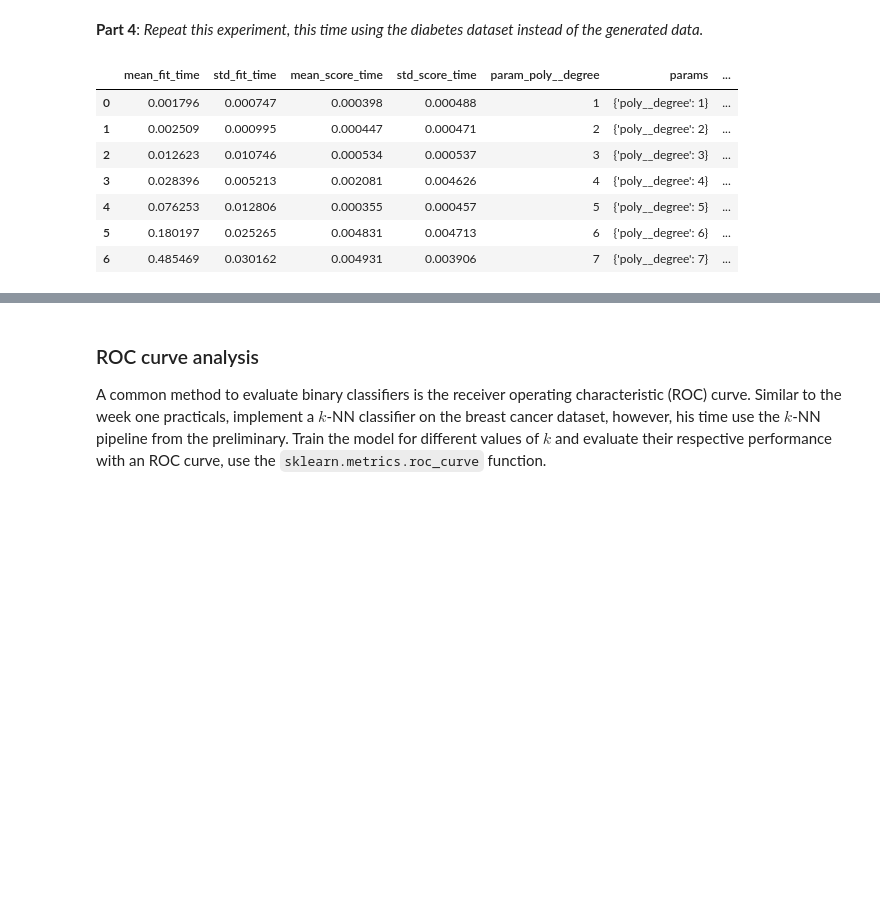
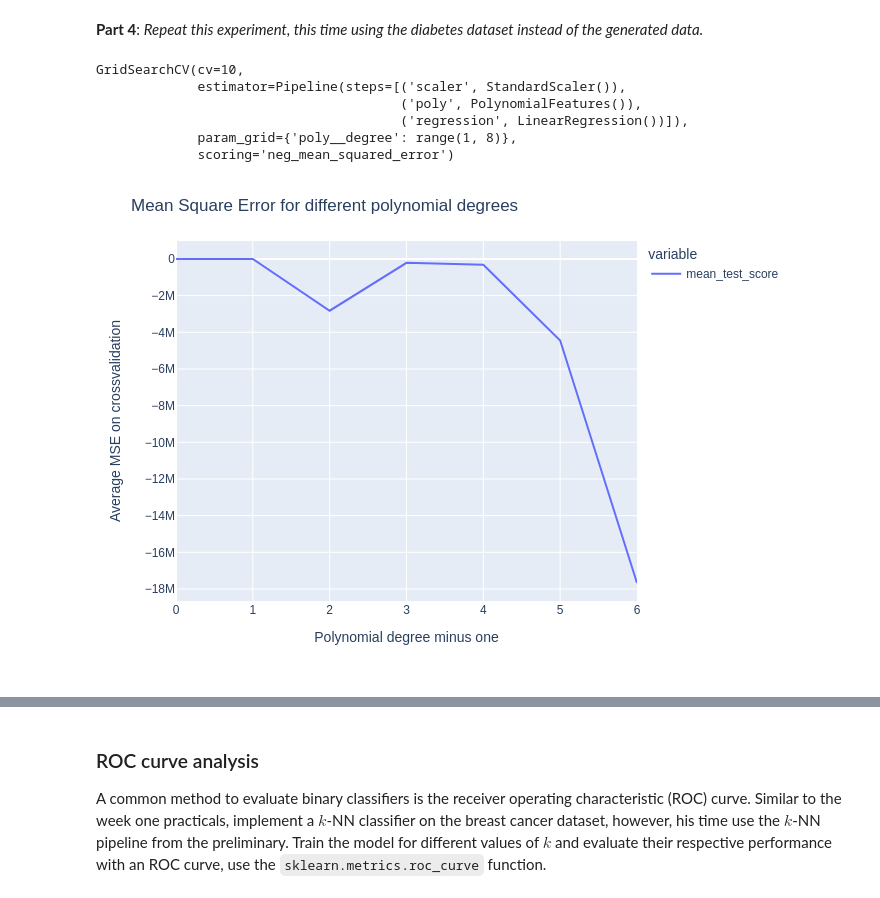
Before and after one commit to Pacmega/8dm50-machine-learning, a Jupyter notebook: practicals/week_2_full.ipynb, the cells around one changed output, grey strips where cells are left out. Saved outputs shown, nothing was run; the diff lists cells and outputs as text; code cells hidden in the pictures; blank space fills up the shorter version.

```diff
--- a/practicals/week_2_full.ipynb
+++ b/practicals/week_2_full.ipynb
@@ -268,19 +271,26 @@ cv_X, test_X, cv_y, test_y = train_test_split(diabetes_X, diabetes_y,
 
 # All features already have +- 0 mean and equal variances,
 #   so no need for a scaler.
-pipeline = Pipeline([('poly', PolynomialFeatures()),
-                     ('regression', linear_model.LinearRegression())])
+pipeline = Pipeline([
+    ('scaler', StandardScaler()),
+    ('poly', PolynomialFeatures()),
+    ('regression', linear_model.LinearRegression())])
 parameters = {'poly__degree': range(1,8)}
 gridsearch = GridSearchCV(pipeline, parameters, cv=10,
                           scoring='neg_mean_squared_error')
 gridsearch.fit(cv_X, cv_y)
-DataFrame(gridsearch.cv_results_)
 # %% [output]
-|  | mean_fit_time | std_fit_time | mean_score_time | std_score_time | param_poly__degree | params | ... |
-| 0 | 0.001796 | 0.000747 | 0.000398 | 0.000488 | 1 | {'poly__degree': 1} | ... |
-| 1 | 0.002509 | 0.000995 | 0.000447 | 0.000471 | 2 | {'poly__degree': 2} | ... |
-| 2 | 0.012623 | 0.010746 | 0.000534 | 0.000537 | 3 | {'poly__degree': 3} | ... |
-| 3 | 0.028396 | 0.005213 | 0.002081 | 0.004626 | 4 | {'poly__degree': 4} | ... |
-| 4 | 0.076253 | 0.012806 | 0.000355 | 0.000457 | 5 | {'poly__degree': 5} | ... |
-| 5 | 0.180197 | 0.025265 | 0.004831 | 0.004713 | 6 | {'poly__degree': 6} | ... |
-| 6 | 0.485469 | 0.030162 | 0.004931 | 0.003906 | 7 | {'poly__degree': 7} | ... |
+GridSearchCV(cv=10,
+             estimator=Pipeline(steps=[('scaler', StandardScaler()),
+                                       ('poly', PolynomialFeatures()),
+                                       ('regression', LinearRegression())]),
+             param_grid={'poly__degree': range(1, 8)},
+             scoring='neg_mean_squared_error')
+# %%
+fig = px.line(DataFrame(gridsearch.cv_results_).mean_test_score)
+fig.update_layout(title='Mean Square Error for different polynomial degrees',
+                  xaxis_title='Polynomial degree minus one',
+                  yaxis_title='Average MSE on crossvalidation')
+fig.show(renderer='png')
+# %% [output]
+[figure, added]
```
Also changed, not shown: parts of 11 cells of this notebook.
